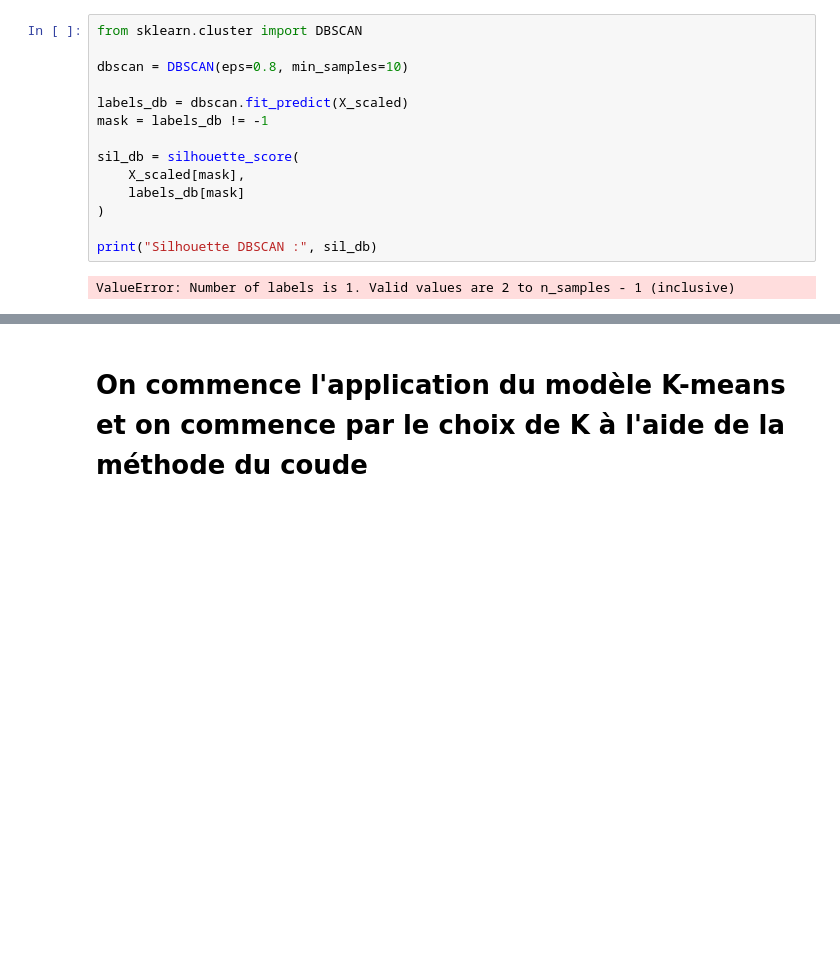
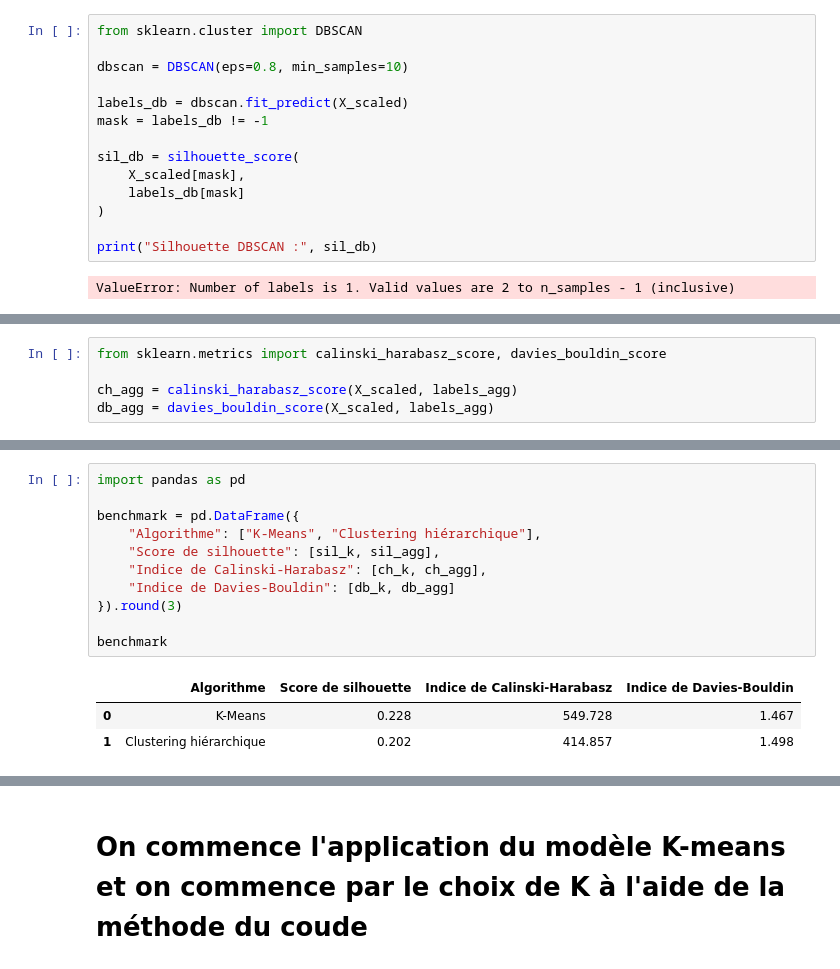
Before and after one commit to rimlahrech05-66/clustering, a Jupyter notebook: data.ipynb, the cells around one changed output, grey strips where cells are left out. Cells and saved outputs as stored; diff of their text form; blank space fills up the shorter version.

```diff
--- a/data.ipynb
+++ b/data.ipynb
@@ -240,0 +255,5 @@ ValueError: Number of labels is 1. Valid values are 2 to n_samples - 1 (inclusiv
+# %%
+from sklearn.metrics import calinski_harabasz_score, davies_bouldin_score
+
+ch_agg = calinski_harabasz_score(X_scaled, labels_agg)
+db_agg = davies_bouldin_score(X_scaled, labels_agg)
@@ -240,0 +266,15 @@ ValueError: Number of labels is 1. Valid values are 2 to n_samples - 1 (inclusiv
+# %%
+import pandas as pd
+
+benchmark = pd.DataFrame({
+    "Algorithme": ["K-Means", "Clustering hiérarchique"],
+    "Score de silhouette": [sil_k, sil_agg],
+    "Indice de Calinski-Harabasz": [ch_k, ch_agg],
+    "Indice de Davies-Bouldin": [db_k, db_agg]
+}).round(3)
+
+benchmark
+# %% [output]
+|  | Algorithme | Score de silhouette | Indice de Calinski-Harabasz | Indice de Davies-Bouldin |
+| 0 | K-Means | 0.228 | 549.728 | 1.467 |
+| 1 | Clustering hiérarchique | 0.202 | 414.857 | 1.498 |
```
Also changed, not shown: parts of 5 cells of this notebook.
